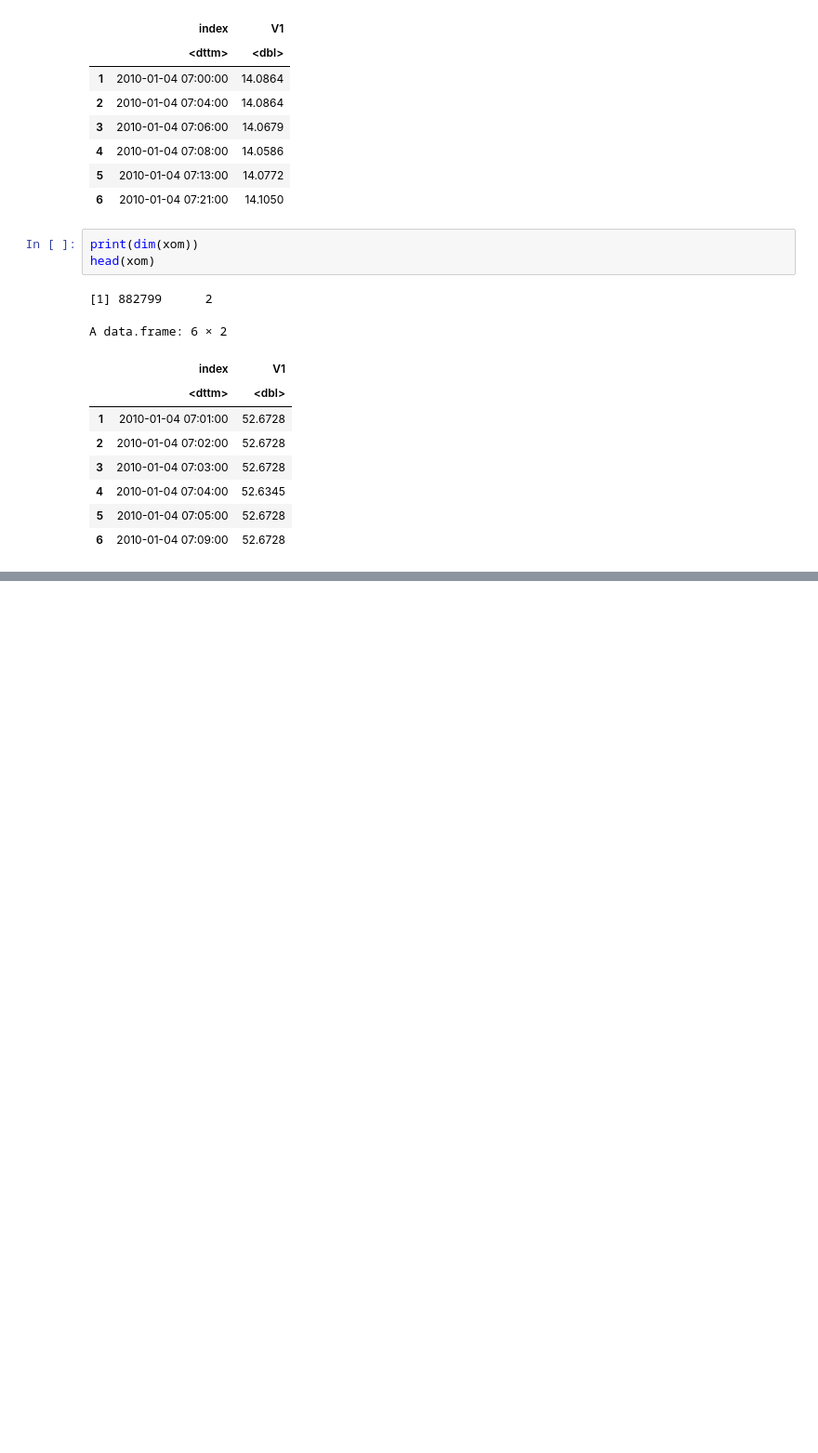
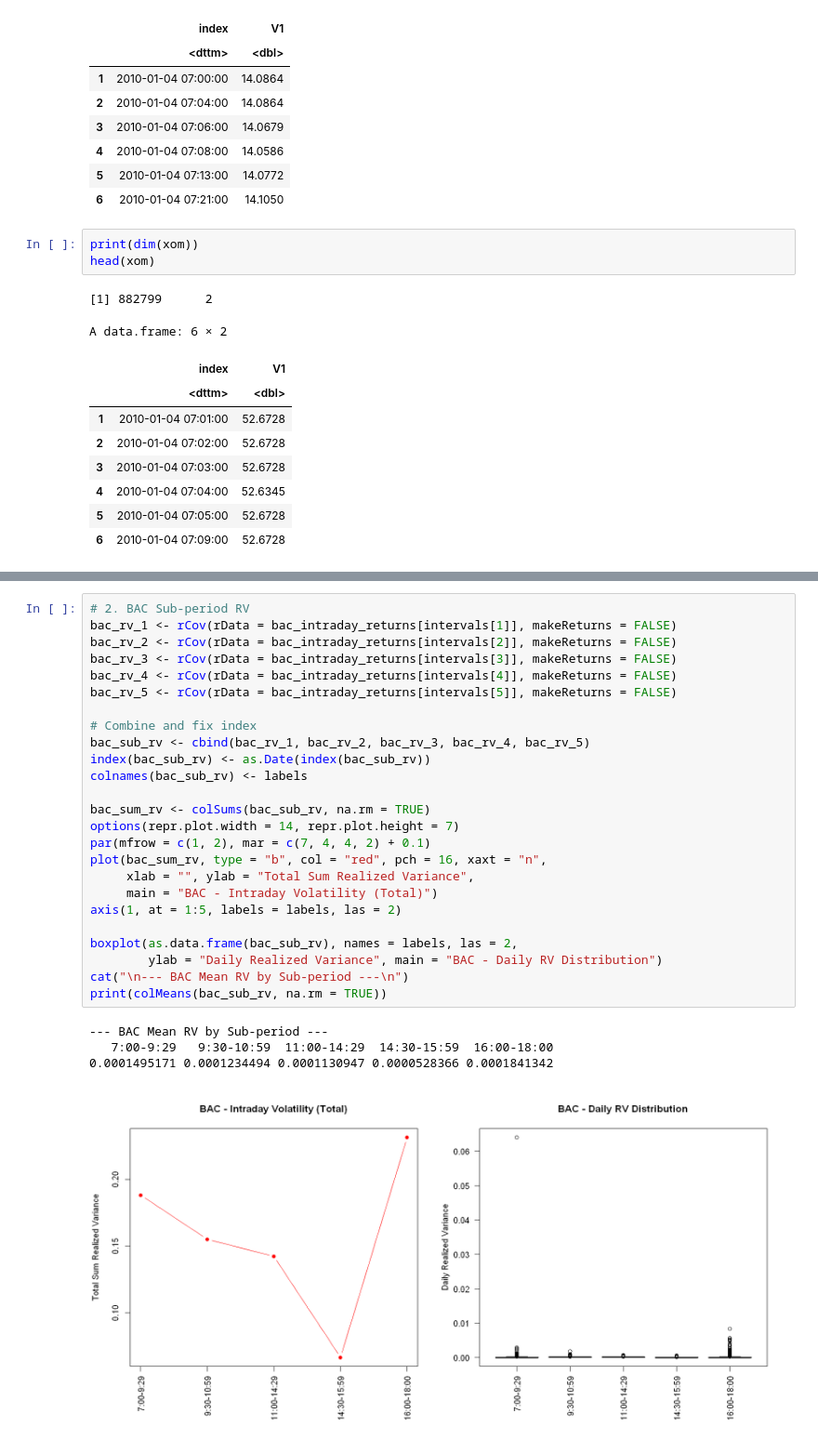
Before and after one commit to ahojdobryden/FiCox, a Jupyter notebook: HA3/HW3.ipynb, the cells around one changed output, grey strips where cells are left out. Shown at 93% size. Drawn from its saved outputs; the diff is of its cells as text; blank space fills up the shorter version.

```diff
--- a/HA3/HW3.ipynb
+++ b/HA3/HW3.ipynb
@@ -892,0 +189,30 @@ Mean Absolute Error (MAE)              : 0.006506
+# %%
+# 2. BAC Sub-period RV
+bac_rv_1 <- rCov(rData = bac_intraday_returns[intervals[1]], makeReturns = FALSE)
+bac_rv_2 <- rCov(rData = bac_intraday_returns[intervals[2]], makeReturns = FALSE)
+bac_rv_3 <- rCov(rData = bac_intraday_returns[intervals[3]], makeReturns = FALSE)
+bac_rv_4 <- rCov(rData = bac_intraday_returns[intervals[4]], makeReturns = FALSE)
+bac_rv_5 <- rCov(rData = bac_intraday_returns[intervals[5]], makeReturns = FALSE)
+
+# Combine and fix index
+bac_sub_rv <- cbind(bac_rv_1, bac_rv_2, bac_rv_3, bac_rv_4, bac_rv_5)
+index(bac_sub_rv) <- as.Date(index(bac_sub_rv))
+colnames(bac_sub_rv) <- labels
+
+bac_sum_rv <- colSums(bac_sub_rv, na.rm = TRUE)
+options(repr.plot.width = 14, repr.plot.height = 7)
+par(mfrow = c(1, 2), mar = c(7, 4, 4, 2) + 0.1)
+plot(bac_sum_rv, type = "b", col = "red", pch = 16, xaxt = "n",
+     xlab = "", ylab = "Total Sum Realized Variance",
+     main = "BAC - Intraday Volatility (Total)")
+axis(1, at = 1:5, labels = labels, las = 2)
+
+boxplot(as.data.frame(bac_sub_rv), names = labels, las = 2,
+        ylab = "Daily Realized Variance", main = "BAC - Daily RV Distribution")
+cat("\n--- BAC Mean RV by Sub-period ---\n")
+print(colMeans(bac_sub_rv, na.rm = TRUE))
+# %% [output]
+--- BAC Mean RV by Sub-period ---
+   7:00-9:29   9:30-10:59  11:00-14:29  14:30-15:59  16:00-18:00
+0.0001495171 0.0001234494 0.0001130947 0.0000528366 0.0001841342
+[figure, added]
```
Also changed, not shown: parts of 67 cells of this notebook, 1 other file.
